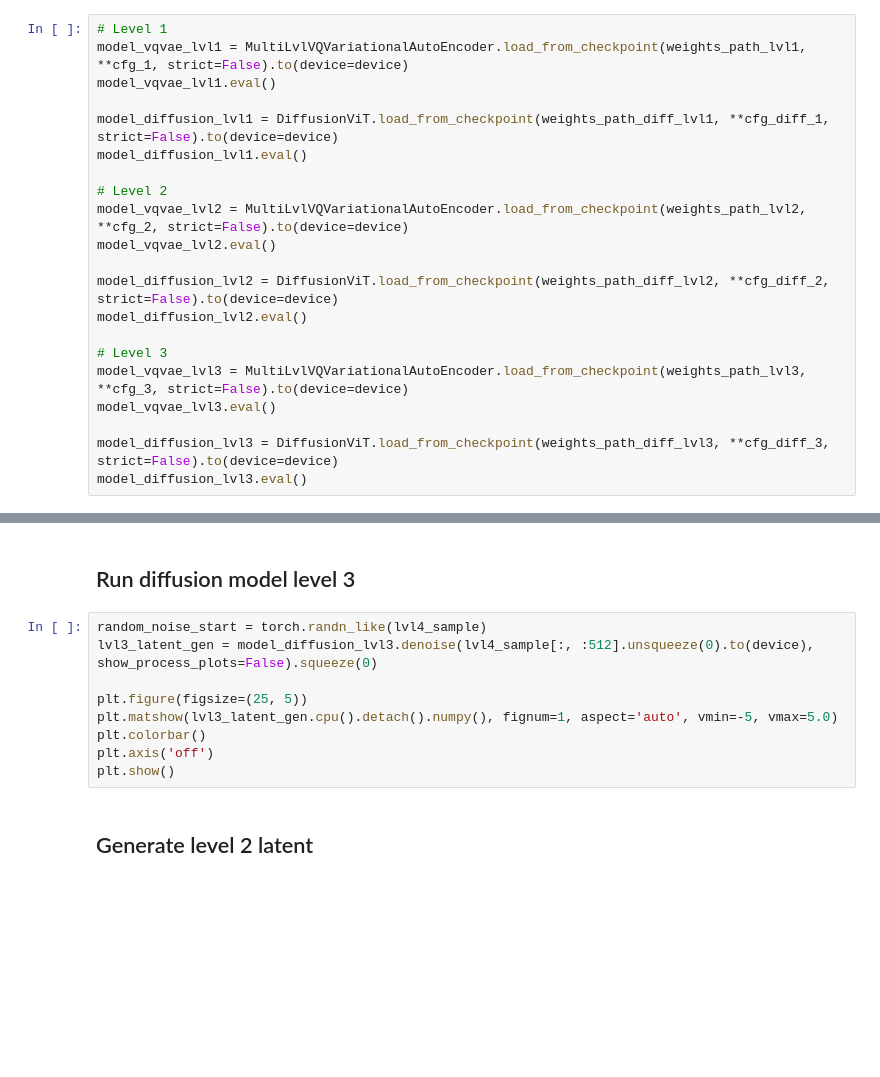
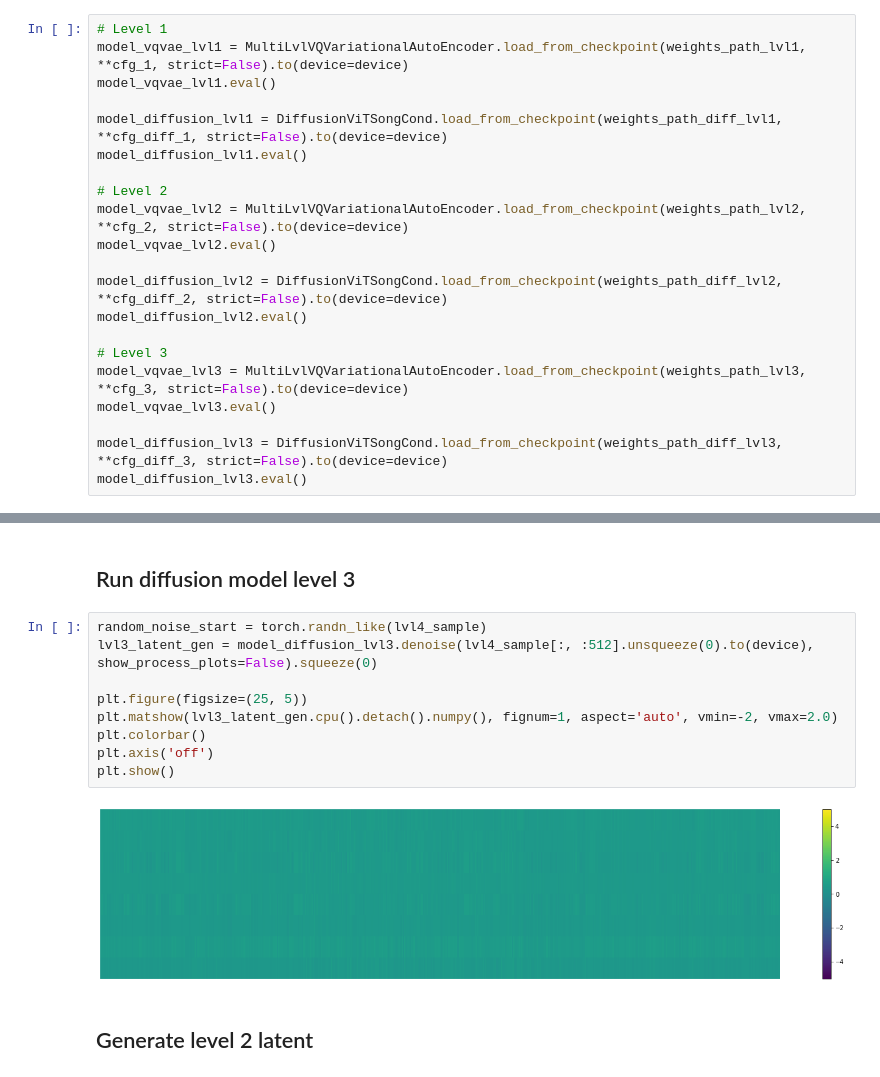
Before and after one commit to VovaTch/Infected_hdiff, a Jupyter notebook: test_diff_lvl3.ipynb, the cells around one changed output, grey strips where cells are left out. Cells and saved outputs as stored; diff of their text form; blank space fills up the shorter version.

```diff
--- a/test_diff_lvl3.ipynb
+++ b/test_diff_lvl3.ipynb
@@ -59,19 +59,19 @@ device = 'cuda' if torch.cuda.is_available() else 'cpu'
 model_vqvae_lvl1 = MultiLvlVQVariationalAutoEncoder.load_from_checkpoint(weights_path_lvl1, **cfg_1, strict=False).to(device=device)
 model_vqvae_lvl1.eval()
 
-model_diffusion_lvl1 = DiffusionViT.load_from_checkpoint(weights_path_diff_lvl1, **cfg_diff_1, strict=False).to(device=device)
+model_diffusion_lvl1 = DiffusionViTSongCond.load_from_checkpoint(weights_path_diff_lvl1, **cfg_diff_1, strict=False).to(device=device)
 model_diffusion_lvl1.eval()
 
 # Level 2
 model_vqvae_lvl2 = MultiLvlVQVariationalAutoEncoder.load_from_checkpoint(weights_path_lvl2, **cfg_2, strict=False).to(device=device)
 model_vqvae_lvl2.eval()
 
-model_diffusion_lvl2 = DiffusionViT.load_from_checkpoint(weights_path_diff_lvl2, **cfg_diff_2, strict=False).to(device=device)
+model_diffusion_lvl2 = DiffusionViTSongCond.load_from_checkpoint(weights_path_diff_lvl2, **cfg_diff_2, strict=False).to(device=device)
 model_diffusion_lvl2.eval()
 
 # Level 3
 model_vqvae_lvl3 = MultiLvlVQVariationalAutoEncoder.load_from_checkpoint(weights_path_lvl3, **cfg_3, strict=False).to(device=device)
 model_vqvae_lvl3.eval()
 
-model_diffusion_lvl3 = DiffusionViT.load_from_checkpoint(weights_path_diff_lvl3, **cfg_diff_3, strict=False).to(device=device)
+model_diffusion_lvl3 = DiffusionViTSongCond.load_from_checkpoint(weights_path_diff_lvl3, **cfg_diff_3, strict=False).to(device=device)
 model_diffusion_lvl3.eval()
@@ -128,12 +153,14 @@ plt.show()
 # %%
 random_noise_start = torch.randn_like(lvl4_sample)
 lvl3_latent_gen = model_diffusion_lvl3.denoise(lvl4_sample[:, :512].unsqueeze(0).to(device), show_process_plots=False).squeeze(0)
 
 plt.figure(figsize=(25, 5))
-plt.matshow(lvl3_latent_gen.cpu().detach().numpy(), fignum=1, aspect='auto', vmin=-5, vmax=5.0)
+plt.matshow(lvl3_latent_gen.cpu().detach().numpy(), fignum=1, aspect='auto', vmin=-2, vmax=2.0)
 plt.colorbar()
 plt.axis('off')
 plt.show()
+# %% [output]
+[figure, added]
 # %% [markdown]
 ## Generate level 2 latent
 # %%
```
Also changed, not shown: parts of 6 cells of this notebook, 14 other files.
